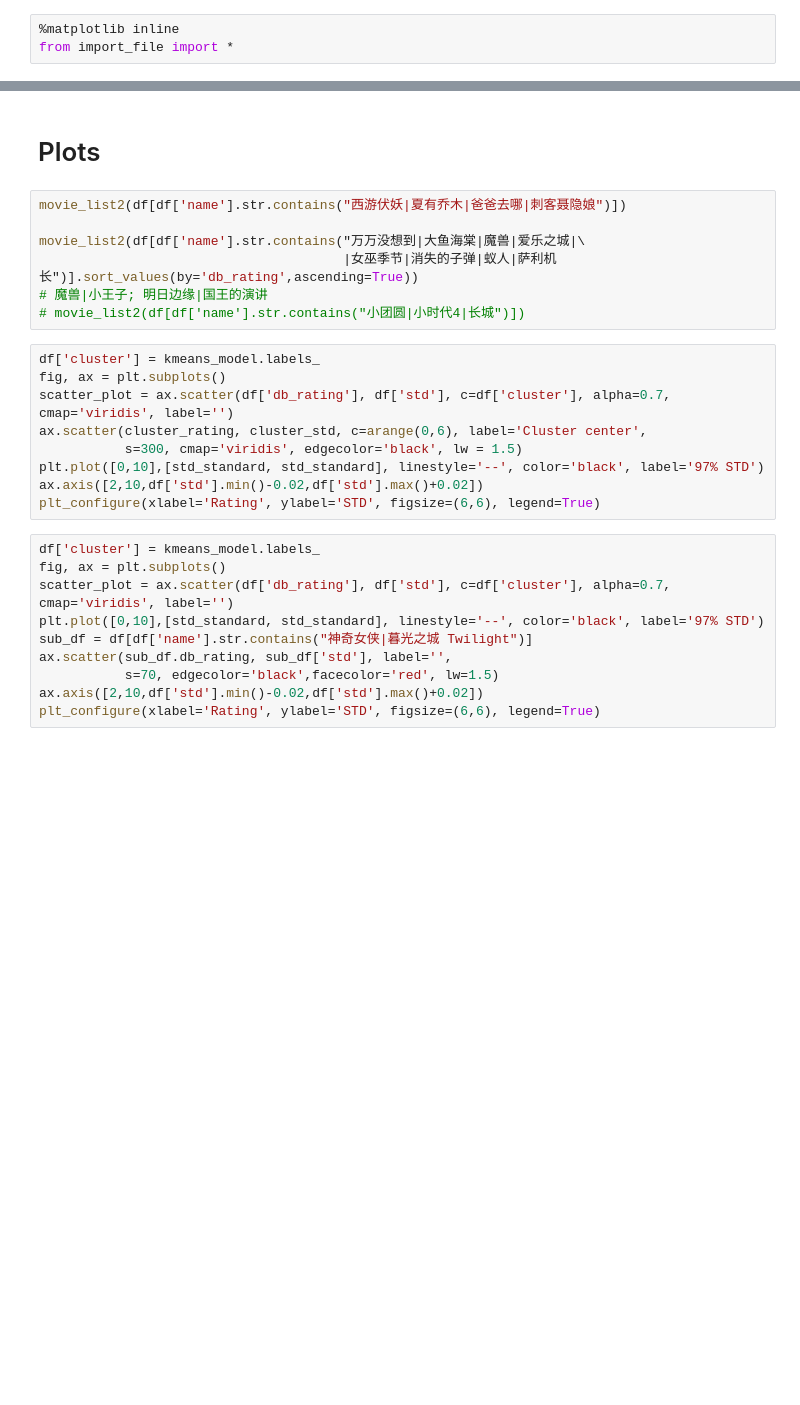
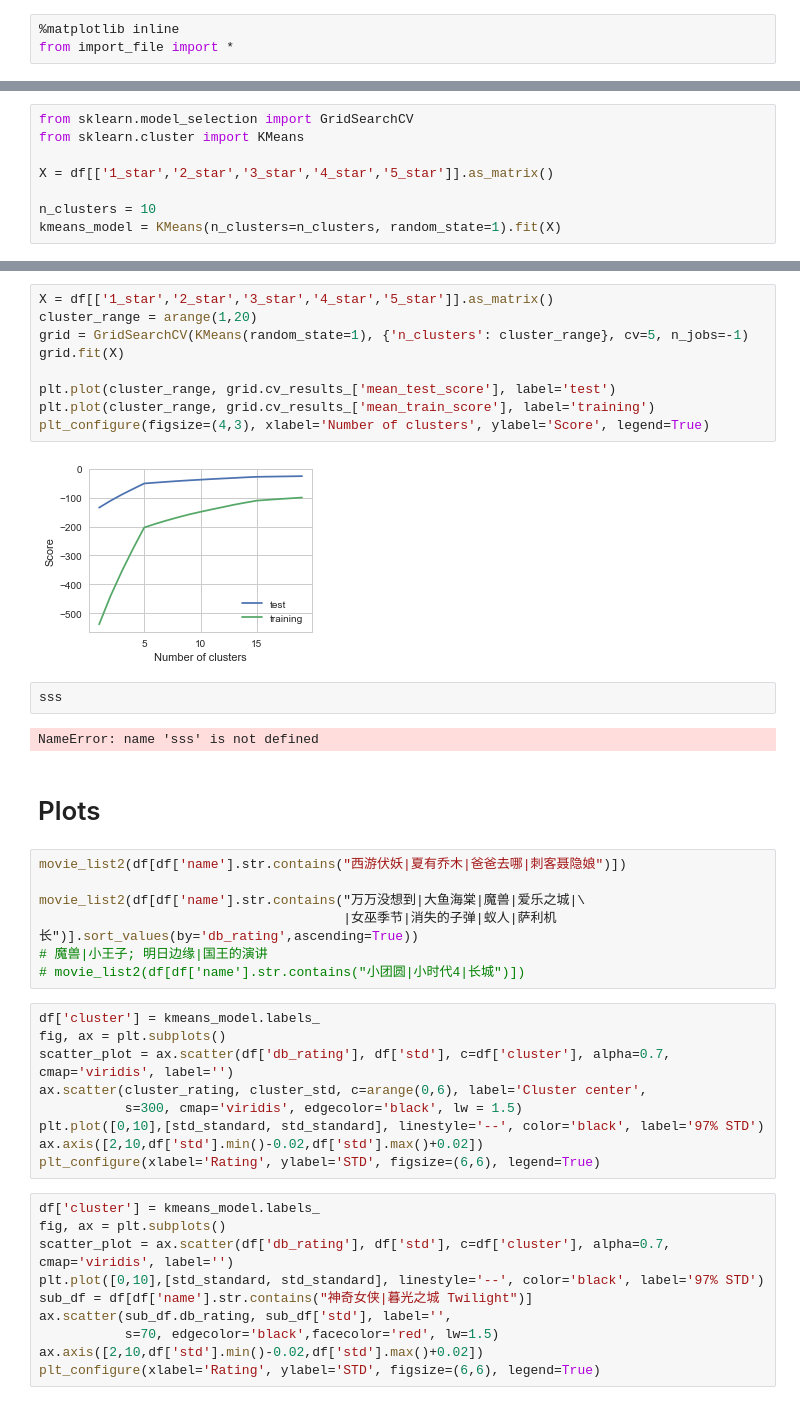
Before and after one commit to cqcn1991/movie-compare, a Jupyter notebook: additional analysis.ipynb, the cells around one changed output, grey strips where cells are left out. Cells and saved outputs as stored; diff of their text form; blank space fills up the shorter version.

```diff
--- a/additional analysis.ipynb
+++ b/additional analysis.ipynb
@@ -3,0 +47,8 @@ from import_file import *
+# %%
+from sklearn.model_selection import GridSearchCV
+from sklearn.cluster import KMeans
+
+X = df[['1_star','2_star','3_star','4_star','5_star']].as_matrix()
+
+n_clusters = 10
+kmeans_model = KMeans(n_clusters=n_clusters, random_state=1).fit(X)
@@ -4,3 +86,18 @@ from import_file import *
+# %%
+X = df[['1_star','2_star','3_star','4_star','5_star']].as_matrix()
+cluster_range = arange(1,20)
+grid = GridSearchCV(KMeans(random_state=1), {'n_clusters': cluster_range}, cv=5, n_jobs=-1)
+grid.fit(X)
+
+plt.plot(cluster_range, grid.cv_results_['mean_test_score'], label='test')
+plt.plot(cluster_range, grid.cv_results_['mean_train_score'], label='training')
+plt_configure(figsize=(4,3), xlabel='Number of clusters', ylabel='Score', legend=True)
+# %% [output]
+[figure, added]
+# %%
+sss
+# %% [output]
+NameError: name 'sss' is not defined
 # %% [markdown]
 # Plots
 # %%
```
Also changed, not shown: parts of 18 cells of this notebook, 16 other files.
